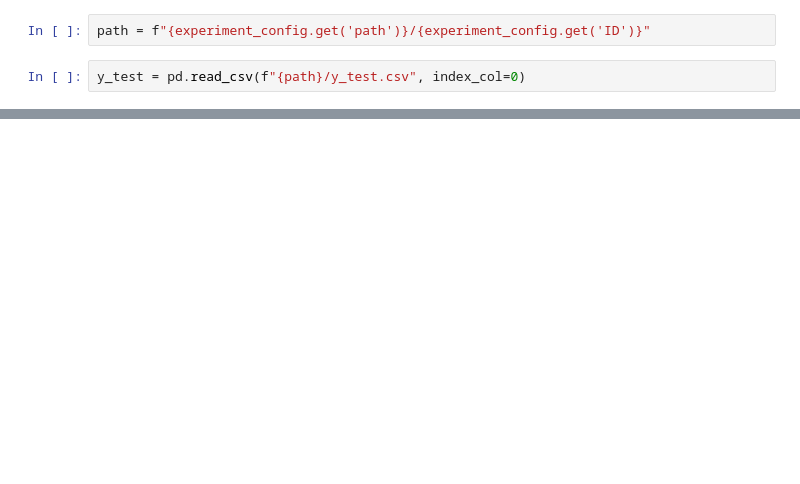
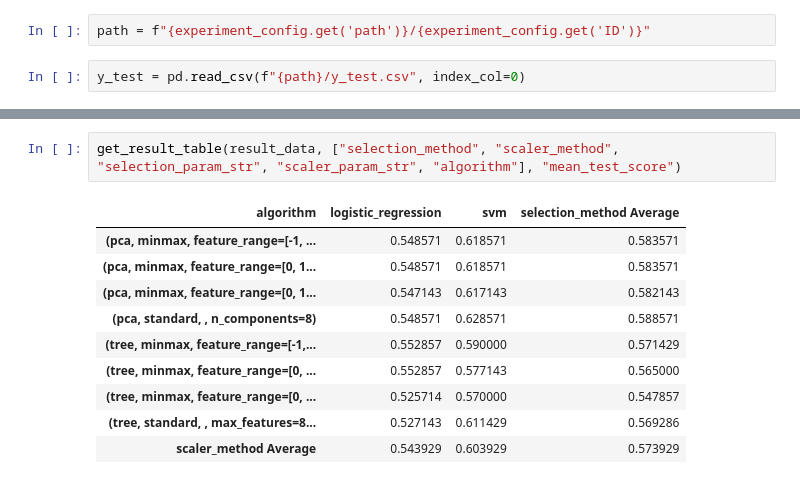
Before and after one commit to Fahlevi20/quantum-cnn, a Jupyter notebook: reports/20211117/ova.ipynb, the cells around one changed output, grey strips where cells are left out. Drawn from its saved outputs; the diff is of its cells as text; blank space fills up the shorter version.

```diff
--- a/reports/20211117/ova.ipynb
+++ b/reports/20211117/ova.ipynb
@@ -51 +205,14 @@ model_names = [filename.split("-confusion-matrix.csv")[0] for filename in os.lis
+# %%
+get_result_table(result_data, ["selection_method", "scaler_method", "selection_param_str", "scaler_param_str", "algorithm"], "mean_test_score")
+# %% [output]
+| algorithm | logistic_regression | svm | selection_method Average |
+| (pca, minmax, feature_range=[-1, ... | 0.548571 | 0.618571 | 0.583571 |
+| (pca, minmax, feature_range=[0, 1... | 0.548571 | 0.618571 | 0.583571 |
+| (pca, minmax, feature_range=[0, 1... | 0.547143 | 0.617143 | 0.582143 |
+| (pca, standard, , n_components=8) | 0.548571 | 0.628571 | 0.588571 |
+| (tree, minmax, feature_range=[-1,... | 0.552857 | 0.590000 | 0.571429 |
+| (tree, minmax, feature_range=[0, ... | 0.552857 | 0.577143 | 0.565000 |
+| (tree, minmax, feature_range=[0, ... | 0.525714 | 0.570000 | 0.547857 |
+| (tree, standard, , max_features=8... | 0.527143 | 0.611429 | 0.569286 |
+| scaler_method Average | 0.543929 | 0.603929 | 0.573929 |
 # %%
```
Also changed, not shown: parts of 8 cells of this notebook, 9 other files.
